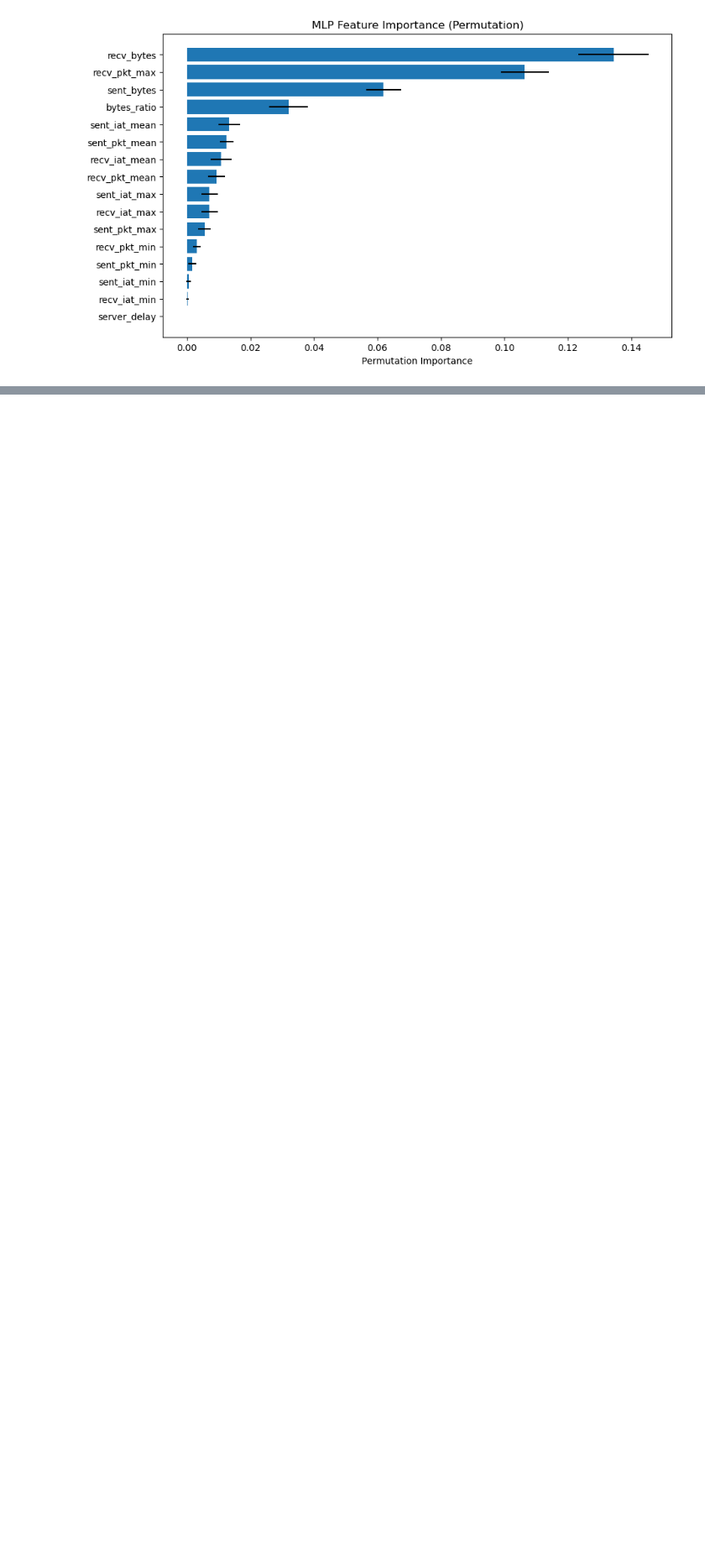
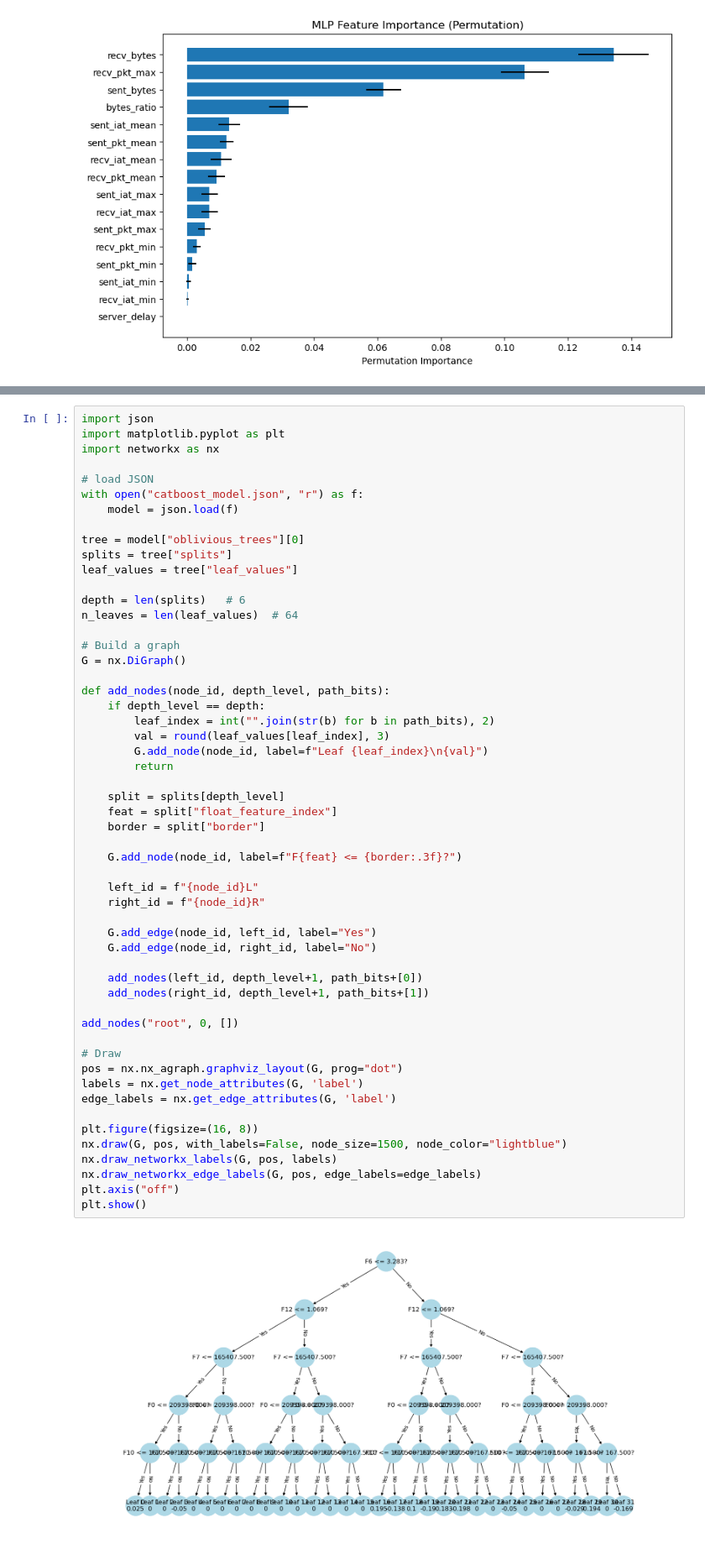
Before and after one commit to sergioJelizalde/DoH_DGA_training, a Jupyter notebook: notebooks/training_mlp.ipynb, the cells around one changed output, grey strips where cells are left out. Shown at 84% size. Drawn from its saved outputs; the diff is of its cells as text; blank space fills up the shorter version.

```diff
--- a/notebooks/training_mlp.ipynb
+++ b/notebooks/training_mlp.ipynb
@@ -140,0 +172,56 @@ plt.show()
+# %%
+import json
+import matplotlib.pyplot as plt
+import networkx as nx
+
+# load JSON
+with open("catboost_model.json", "r") as f:
+    model = json.load(f)
+
+tree = model["oblivious_trees"][0]
+splits = tree["splits"]
+leaf_values = tree["leaf_values"]
+
+depth = len(splits)   # 6
+n_leaves = len(leaf_values)  # 64
+
+# Build a graph
+G = nx.DiGraph()
+
+def add_nodes(node_id, depth_level, path_bits):
+    if depth_level == depth:
+        leaf_index = int("".join(str(b) for b in path_bits), 2)
+        val = round(leaf_values[leaf_index], 3)
+        G.add_node(node_id, label=f"Leaf {leaf_index}\n{val}")
+        return
+
+    split = splits[depth_level]
+    feat = split["float_feature_index"]
+    border = split["border"]
+
+    G.add_node(node_id, label=f"F{feat} <= {border:.3f}?")
+
+    left_id = f"{node_id}L"
+    right_id = f"{node_id}R"
+
+    G.add_edge(node_id, left_id, label="Yes")
+    G.add_edge(node_id, right_id, label="No")
+
+    add_nodes(left_id, depth_level+1, path_bits+[0])
+    add_nodes(right_id, depth_level+1, path_bits+[1])
+
+add_nodes("root", 0, [])
+
+# Draw
+pos = nx.nx_agraph.graphviz_layout(G, prog="dot")
+labels = nx.get_node_attributes(G, 'label')
+edge_labels = nx.get_edge_attributes(G, 'label')
+
+plt.figure(figsize=(16, 8))
+nx.draw(G, pos, with_labels=False, node_size=1500, node_color="lightblue")
+nx.draw_networkx_labels(G, pos, labels)
+nx.draw_networkx_edge_labels(G, pos, edge_labels=edge_labels)
+plt.axis("off")
+plt.show()
+# %% [output]
+[figure, added]
```
Also changed, not shown: parts of 2 cells of this notebook, 3 other files.
